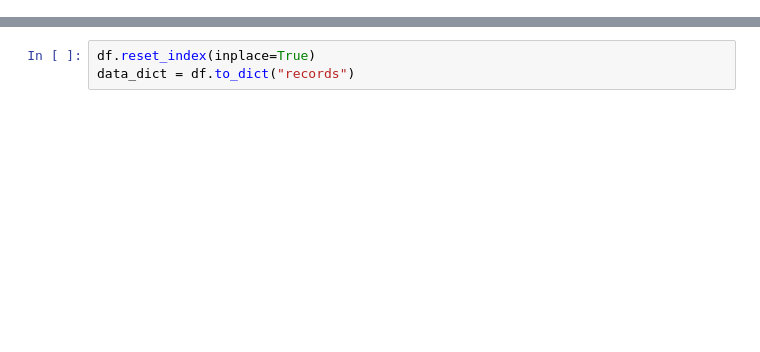
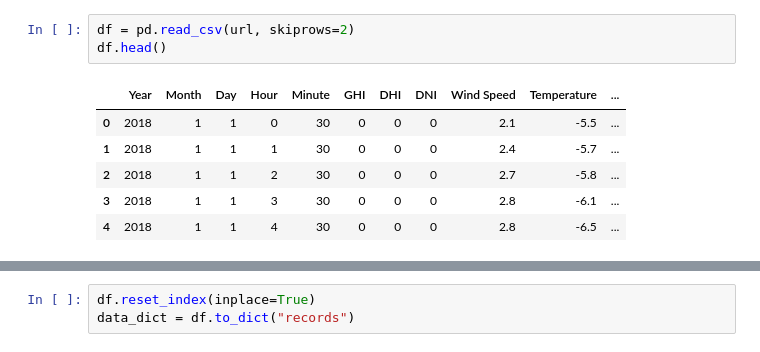
Before and after one commit to antnat96/solar-irradiance-predictor, a Jupyter notebook: NSRDB_API.ipynb, the cells around one changed output, grey strips where cells are left out. Drawn from its saved outputs; the diff is of its cells as text; blank space fills up the shorter version.

```diff
--- a/NSRDB_API.ipynb
+++ b/NSRDB_API.ipynb
@@ -119,0 +72,10 @@ collection = db['2018']
+# %%
+df = pd.read_csv(url, skiprows=2)
+df.head()
+# %% [output]
+|  | Year | Month | Day | Hour | Minute | GHI | DHI | DNI | Wind Speed | Temperature | ... |
+| 0 | 2018 | 1 | 1 | 0 | 30 | 0 | 0 | 0 | 2.1 | -5.5 | ... |
+| 1 | 2018 | 1 | 1 | 1 | 30 | 0 | 0 | 0 | 2.4 | -5.7 | ... |
+| 2 | 2018 | 1 | 1 | 2 | 30 | 0 | 0 | 0 | 2.7 | -5.8 | ... |
+| 3 | 2018 | 1 | 1 | 3 | 30 | 0 | 0 | 0 | 2.8 | -6.1 | ... |
+| 4 | 2018 | 1 | 1 | 4 | 30 | 0 | 0 | 0 | 2.8 | -6.5 | ... |
```
Also changed, not shown: parts of 37 cells of this notebook.
